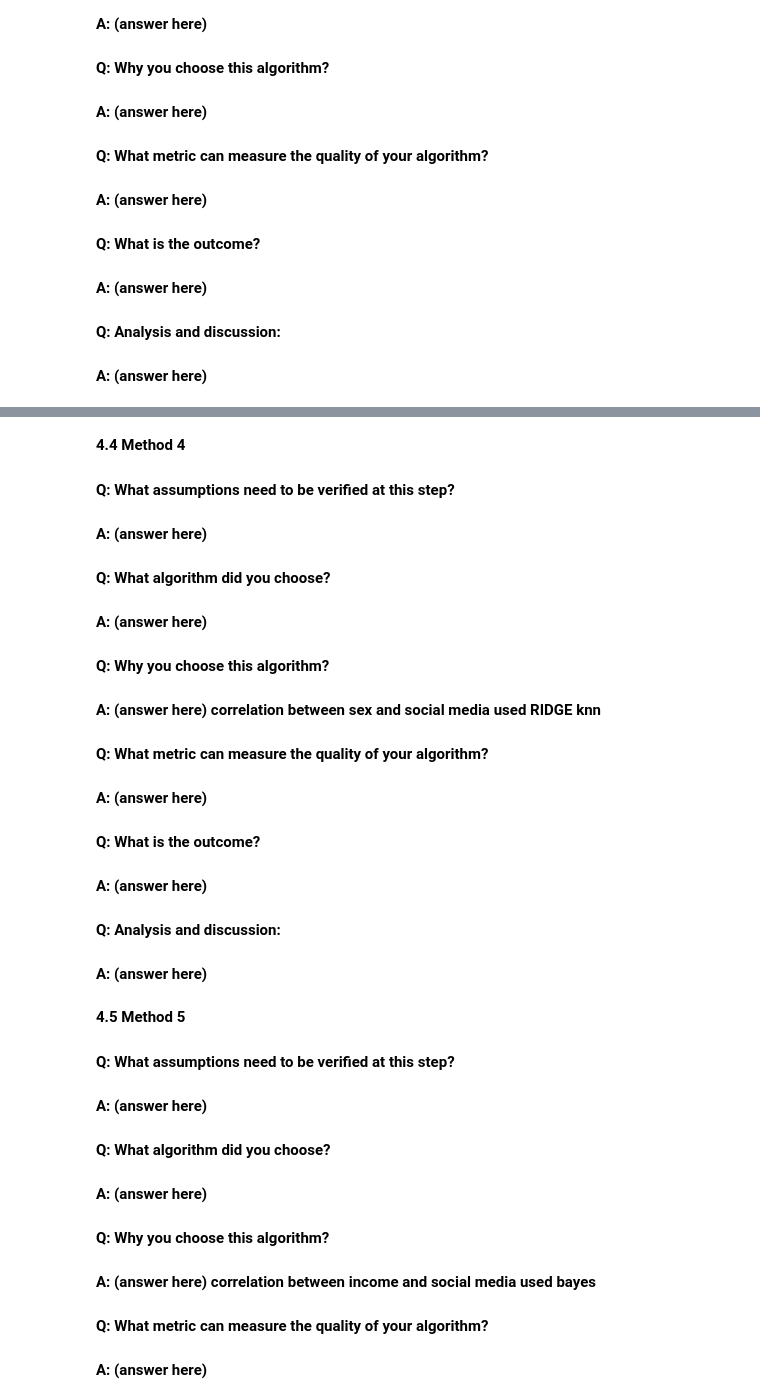
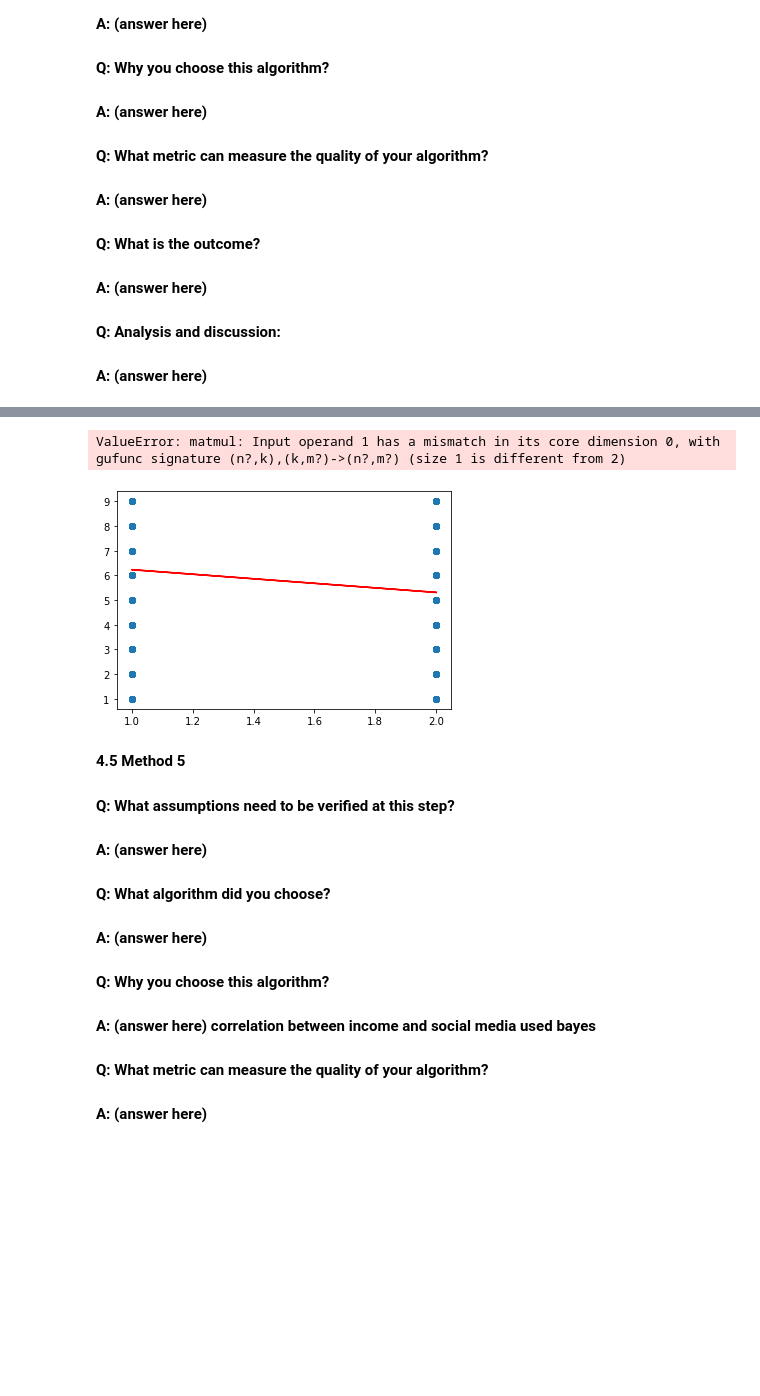
Before and after one commit to truong-ph/CSE487Stocks, a Jupyter notebook: truongph_rchen46.ipynb, the cells around one changed output, grey strips where cells are left out. Drawn from its saved outputs; the diff is of its cells as text; code cells hidden in the pictures; blank space fills up the shorter version.

Commit message:
added idea for method 4

```diff
--- a/truongph_rchen46.ipynb
+++ b/truongph_rchen46.ipynb
@@ -85,17 +136,27 @@ Please take a look at https://scikit-learn.org/stable/. First of all, understand
+# %%
+# code for modeling
+
+data = df[df['inc'] != 98]
+data = data[data['inc'] != 99]
+data0 = data[['web1a', 'web1b', 'web1c', 'web1d', 'web1e', 'web1f', 'web1g', 'web1h', 'web1i']].fillna(0)
+data1 = data[['inc']].fillna(0)
+# For the web columns: 1 = yes, 2 = no
+
+
+
+X = data0.iloc[:, 0].values.reshape(-1, 1)  # values converts it into a numpy array
+Y = data1.iloc[:, 0].values.reshape(-1, 1)  # -1 means that calculate the dimension of rows, but have 1 column
+linear_regressor = LinearRegression()  # create object for the class
+linear_regressor.fit(X, Y)  # perform linear regression
+Y_pred = linear_regressor.predict(X)  # make prediction
+prediction = linear_regressor.predict([[1, 1]])
+# %% [output]
+ValueError: matmul: Input operand 1 has a mismatch in its core dimension 0, with gufunc signature (n?,k),(k,m?)->(n?,m?) (size 1 is different from 2)
 # %%
 # code for visualization the outcome
+
+plt.scatter(X, Y)
+plt.plot(X, Y_pred, color='red')
+plt.show()
+# %% [output]
+[figure, added]
-# %% [markdown]
-**4.4 Method 4**
-
-#### Q: What assumptions need to be verified at this step?
-#### A: (answer here)
-#### Q: What algorithm did you choose?
-#### A: (answer here)
-#### Q: Why you choose this algorithm?
-#### A: (answer here) correlation between sex and social media used RIDGE knn
-#### Q: What metric can measure the quality of your algorithm?
-#### A: (answer here)
-#### Q: What is the outcome?
-#### A: (answer here)
-#### Q: Analysis and discussion:
-#### A: (answer here)
```
Also changed, not shown: parts of 8 cells of this notebook, 2 other files.
